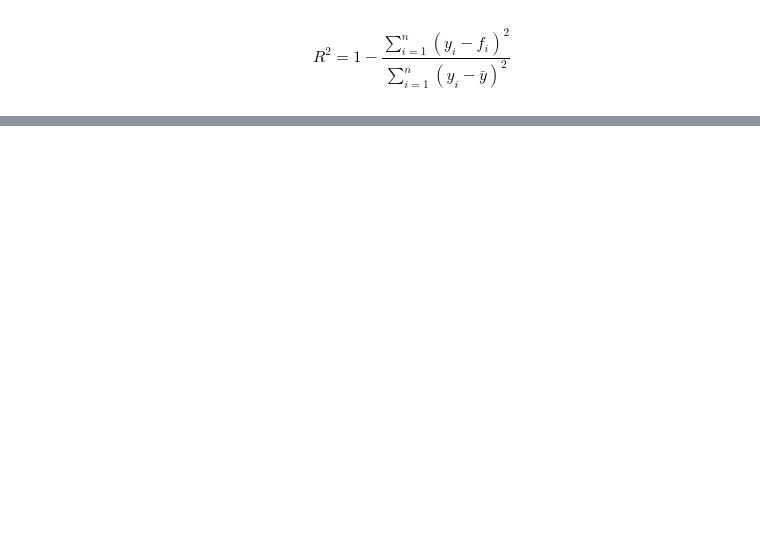
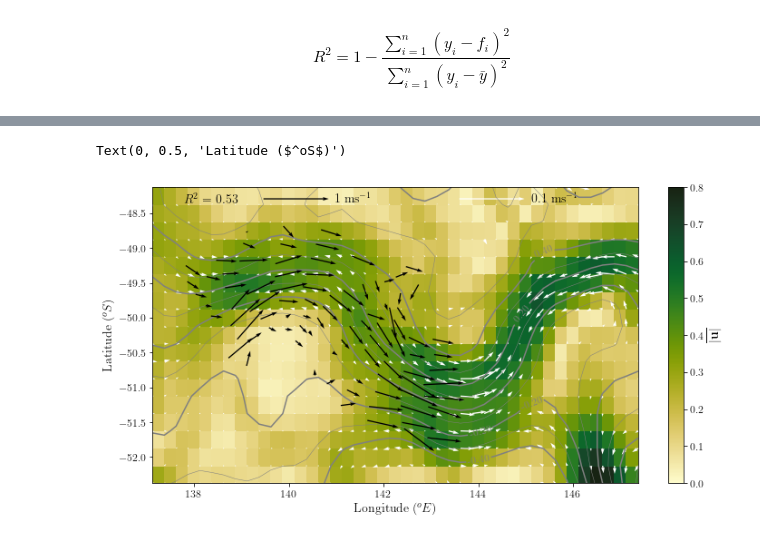
Before and after one commit to janjaapmeijer/phd-public, a Jupyter notebook: 02_analysis/04_surface-velocities.ipynb, the cells around one changed output, grey strips where cells are left out. Cells and saved outputs as stored; diff of their text form; code cells hidden in the pictures; blank space fills up the shorter version.

```diff
--- a/02_analysis/04_surface-velocities.ipynb
+++ b/02_analysis/04_surface-velocities.ipynb
@@ -357,0 +425,38 @@ if savefig:
+# %%
+fig, ax = plt.subplots(figsize=(12, 6))
+
+pcol = ax.pcolor(ssh.longitude, ssh.latitude, gw.Vgrad.sel(time=timevoy).mean('time'),
+                 vmin=0, vmax=0.8, cmap=cmo.cm.speed)
+
+# plot voyagemean ADT contours
+bounds = [-0.4, -0.3, -0.2, -0.1, 0, 0.1, 0.2, 0.3, 0.4, 0.5, 0.6]
+manual = [(144, -52), (144, -51.5), (145, -51), (145, -50), (145, -48.6)]
+ct = ax.contour(ssh.longitude, ssh.latitude, ssh.adt.sel(time=timevoy).mean('time'), bounds,
+                     colors='gray', linestyles='solid', linewidths=0.5)
+for ib, b in enumerate(bounds):
+    if b in bounds[0::2]:
+        zc = ct.collections[ib]
+        plt.setp(zc, linewidth=1.5)
+ax.clabel(ct, bounds[0::2], inline=1, fontsize=fs_small, fmt='%.2f', manual=manual)
+
+# plot ageostrophic vectors
+quiv = ax.quiver(ssh.longitude, ssh.latitude, uag.mean('time'), vag.mean('time'),
+                 units='inches', scale=0.1, width=1.5e-3*fig.get_size_inches()[0], color='w')
+qk = plt.quiverkey(quiv, 0.6, 0.85, 0.1, r'0.1 ms$^{-1}$', labelpos='E', coordinates='figure',
+                   fontproperties={'size': fs_large})
+cbar = fig.colorbar(pcol)
+cbar.ax.set_ylabel(r'$\overline{|{\bf u}|}$', fontsize=fs_large)
+
+# plot adcp velocity vectors
+quiv2 = ax.quiver(lon_ctd[2:], lat_ctd[2:], umldmean[2:], vmldmean[2:],
+                  units='inches', scale=1, width=1.5e-3*fig.get_size_inches()[0], pivot='mid', zorder=2)
+qk = plt.quiverkey(quiv2, 0.35, 0.85, 1, r'1 ms$^{-1}$', labelpos='E', coordinates='figure',
+                   fontproperties={'size': fs_large})
+plt.text(-0.5, 1.4, r'$R^2 = $ %s' %round(R2_Vgrad, 2), transform=ax2.transAxes, fontsize=fs_large)
+
+# plot labels
+ax.set_xlabel(r'Longitude ($^oE$)', fontsize=fs_large)
+ax.set_ylabel(r'Latitude ($^oS$)', fontsize=fs_large)
+# %% [output]
+Text(0, 0.5, 'Latitude ($^oS$)')
+[figure, added]
```
Also changed, not shown: parts of 12 cells of this notebook.
